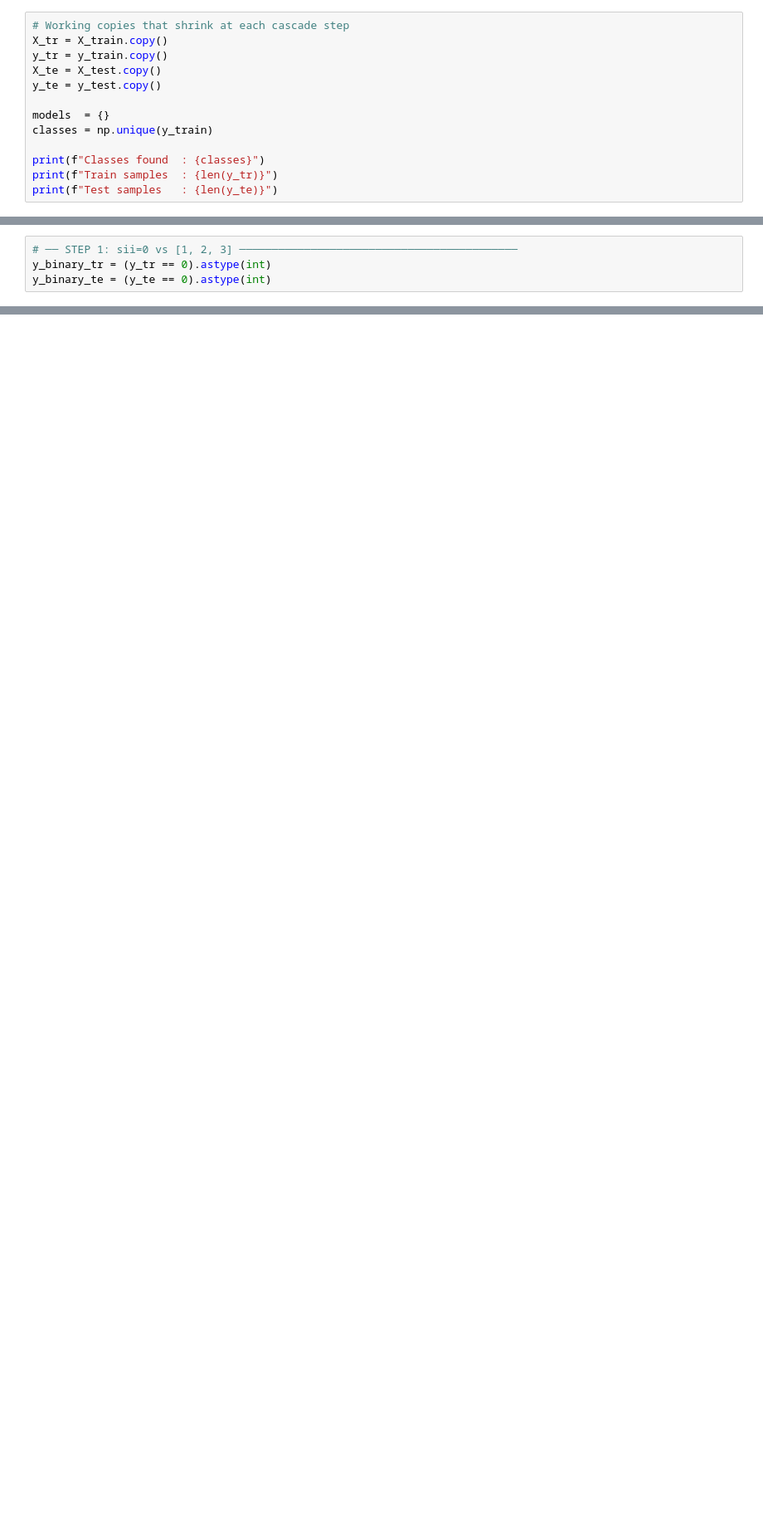
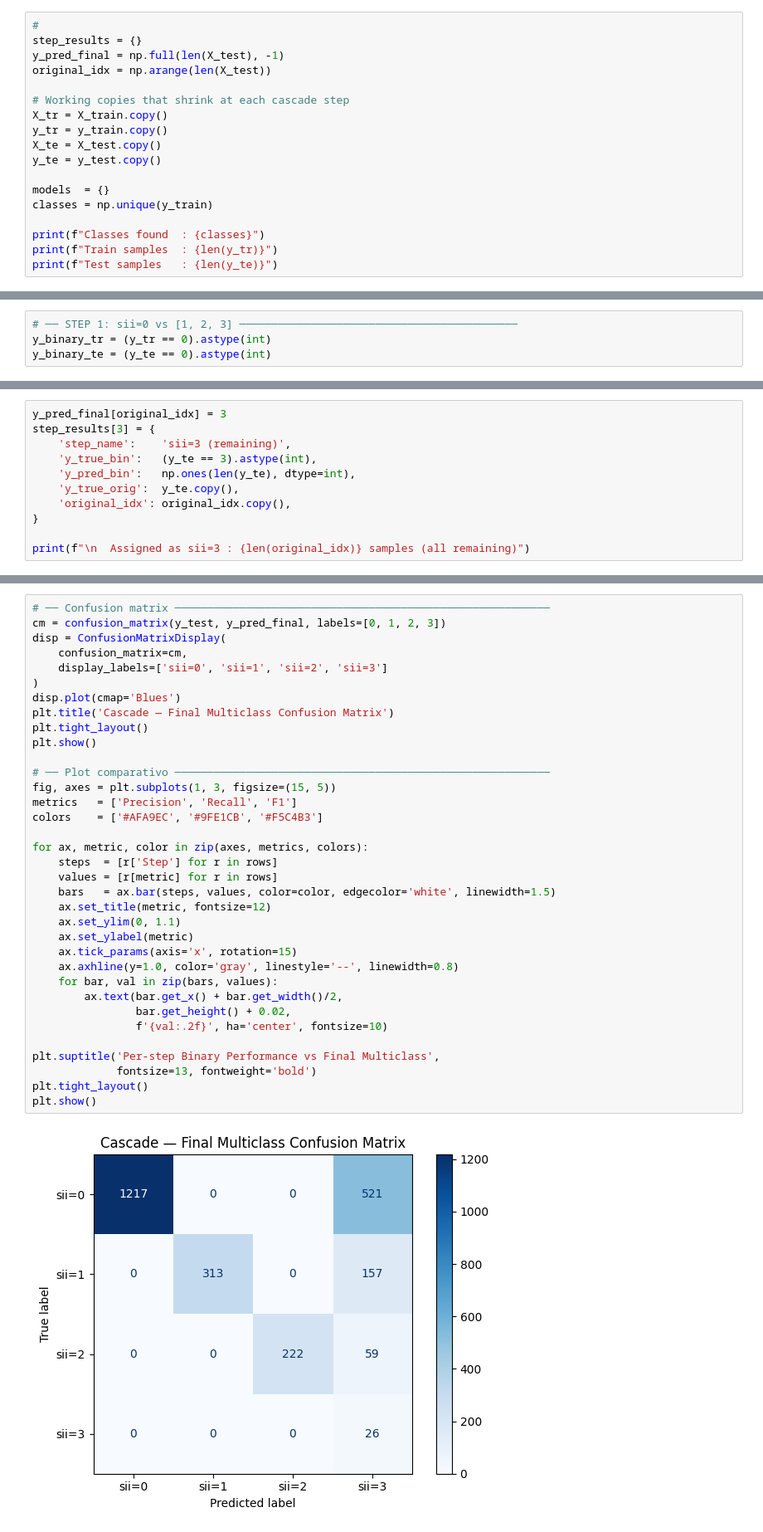
Before and after one commit to alicecalderini/DATAMINING_2-Project, a Jupyter notebook: 7. LOGISTIC REGRESSION/CASCADE.ipynb, the cells around one changed output, grey strips where cells are left out. Shown at 83% size. Cells and saved outputs as stored; diff of their text form; blank space fills up the shorter version.

```diff
--- a/7. LOGISTIC REGRESSION/CASCADE.ipynb
+++ b/7. LOGISTIC REGRESSION/CASCADE.ipynb
@@ -403,4 +226,9 @@ def train_one_step(X_train, y_binary, X_test, y_test_binary, step_name,
 # %%
+#
+step_results = {}
+y_pred_final = np.full(len(X_test), -1)
+original_idx = np.arange(len(X_test))
+
 # Working copies that shrink at each cascade step
 X_tr = X_train.copy()
 y_tr = y_train.copy()
@@ -876,0 +563,11 @@ plt.show()
+# %%
+y_pred_final[original_idx] = 3
+step_results[3] = {
+    'step_name':    'sii=3 (remaining)',
+    'y_true_bin':   (y_te == 3).astype(int),
+    'y_pred_bin':   np.ones(len(y_te), dtype=int),
+    'y_true_orig':  y_te.copy(),
+    'original_idx': original_idx.copy(),
+}
+
+print(f"\n  Assigned as sii=3 : {len(original_idx)} samples (all remaining)")
@@ -876,0 +649,37 @@ plt.show()
+# %%
+# ── Confusion matrix ──────────────────────────────────────────────────────────
+cm = confusion_matrix(y_test, y_pred_final, labels=[0, 1, 2, 3])
+disp = ConfusionMatrixDisplay(
+    confusion_matrix=cm,
+    display_labels=['sii=0', 'sii=1', 'sii=2', 'sii=3']
+)
+disp.plot(cmap='Blues')
+plt.title('Cascade — Final Multiclass Confusion Matrix')
+plt.tight_layout()
+plt.show()
+
+# ── Plot comparativo ──────────────────────────────────────────────────────────
+fig, axes = plt.subplots(1, 3, figsize=(15, 5))
+metrics   = ['Precision', 'Recall', 'F1']
+colors    = ['#AFA9EC', '#9FE1CB', '#F5C4B3']
+
+for ax, metric, color in zip(axes, metrics, colors):
+    steps  = [r['Step'] for r in rows]
+    values = [r[metric] for r in rows]
+    bars   = ax.bar(steps, values, color=color, edgecolor='white', linewidth=1.5)
+    ax.set_title(metric, fontsize=12)
+    ax.set_ylim(0, 1.1)
+    ax.set_ylabel(metric)
+    ax.tick_params(axis='x', rotation=15)
+    ax.axhline(y=1.0, color='gray', linestyle='--', linewidth=0.8)
+    for bar, val in zip(bars, values):
+        ax.text(bar.get_x() + bar.get_width()/2,
+                bar.get_height() + 0.02,
+                f'{val:.2f}', ha='center', fontsize=10)
+
+plt.suptitle('Per-step Binary Performance vs Final Multiclass',
+             fontsize=13, fontweight='bold')
+plt.tight_layout()
+plt.show()
+# %% [output]
+[figure, added]
```
Also changed, not shown: parts of 52 cells of this notebook.
